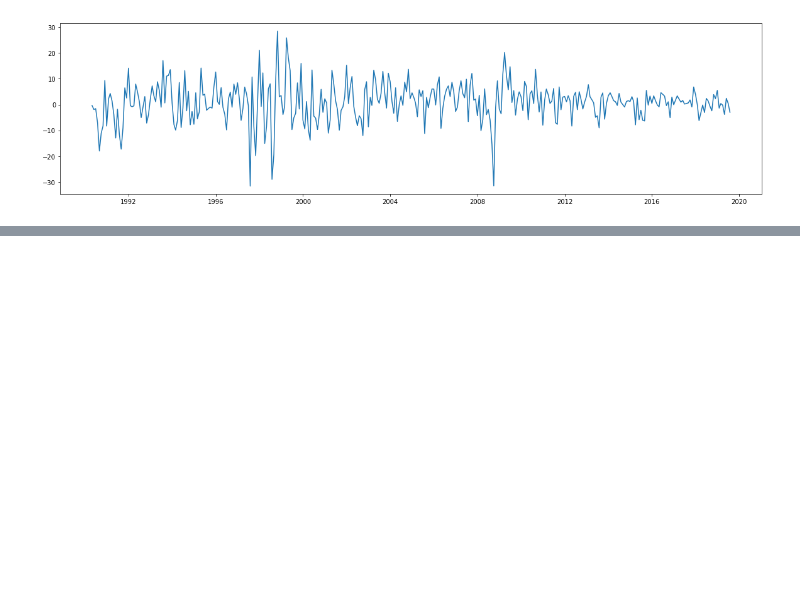
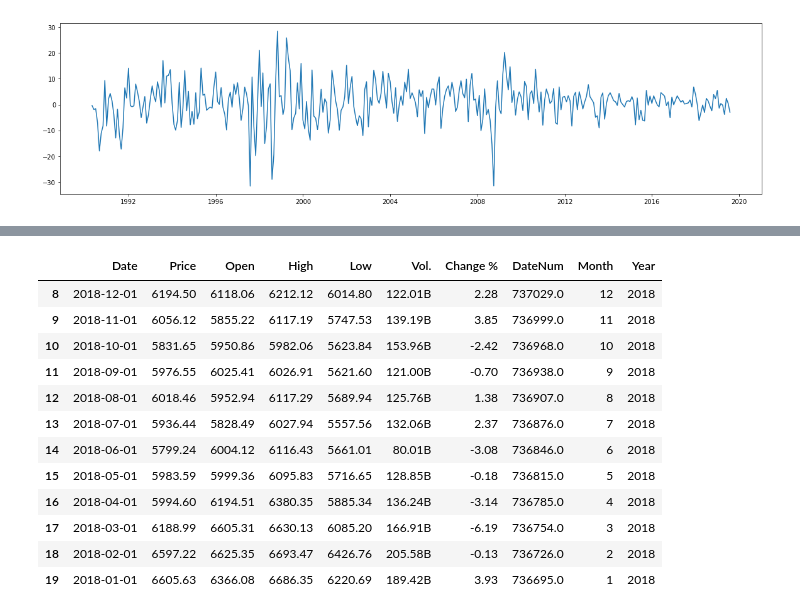
Before and after one commit to dayuapoji/IDX, a Jupyter notebook: idx_composite.ipynb, the cells around one changed output, grey strips where cells are left out. Cells and saved outputs as stored; diff of their text form; code cells hidden in the pictures; blank space fills up the shorter version.

```diff
--- a/idx_composite.ipynb
+++ b/idx_composite.ipynb
@@ -50,0 +65,18 @@ plt.plot_date(df['DateNum'], df['Change %'], linestyle = '-', marker = '')
+# %%
+# split dataframe to create dataframes of each year
+dfyear = dict(tuple(df.groupby('Year')))
+dfyear['2018']
+# %% [output]
+|  | Date | Price | Open | High | Low | Vol. | Change % | DateNum | Month | Year |
+| 8 | 2018-12-01 | 6194.50 | 6118.06 | 6212.12 | 6014.80 | 122.01B | 2.28 | 737029.0 | 12 | 2018 |
+| 9 | 2018-11-01 | 6056.12 | 5855.22 | 6117.19 | 5747.53 | 139.19B | 3.85 | 736999.0 | 11 | 2018 |
+| 10 | 2018-10-01 | 5831.65 | 5950.86 | 5982.06 | 5623.84 | 153.96B | -2.42 | 736968.0 | 10 | 2018 |
+| 11 | 2018-09-01 | 5976.55 | 6025.41 | 6026.91 | 5621.60 | 121.00B | -0.70 | 736938.0 | 9 | 2018 |
+| 12 | 2018-08-01 | 6018.46 | 5952.94 | 6117.29 | 5689.94 | 125.76B | 1.38 | 736907.0 | 8 | 2018 |
+| 13 | 2018-07-01 | 5936.44 | 5828.49 | 6027.94 | 5557.56 | 132.06B | 2.37 | 736876.0 | 7 | 2018 |
+| 14 | 2018-06-01 | 5799.24 | 6004.12 | 6116.43 | 5661.01 | 80.01B | -3.08 | 736846.0 | 6 | 2018 |
+| 15 | 2018-05-01 | 5983.59 | 5999.36 | 6095.83 | 5716.65 | 128.85B | -0.18 | 736815.0 | 5 | 2018 |
+| 16 | 2018-04-01 | 5994.60 | 6194.51 | 6380.35 | 5885.34 | 136.24B | -3.14 | 736785.0 | 4 | 2018 |
+| 17 | 2018-03-01 | 6188.99 | 6605.31 | 6630.13 | 6085.20 | 166.91B | -6.19 | 736754.0 | 3 | 2018 |
+| 18 | 2018-02-01 | 6597.22 | 6625.35 | 6693.47 | 6426.76 | 205.58B | -0.13 | 736726.0 | 2 | 2018 |
+| 19 | 2018-01-01 | 6605.63 | 6366.08 | 6686.35 | 6220.69 | 189.42B | 3.93 | 736695.0 | 1 | 2018 |
```
Also changed, not shown: parts of 6 cells of this notebook.
